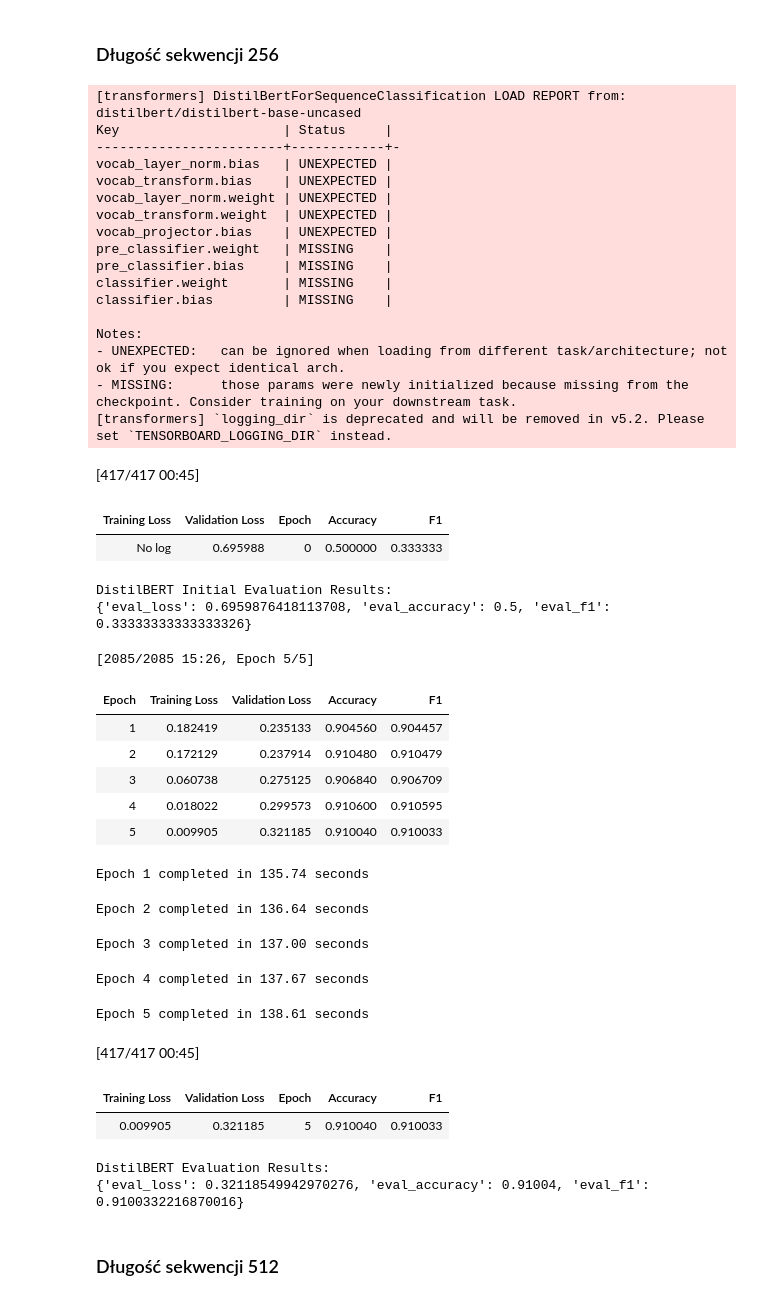
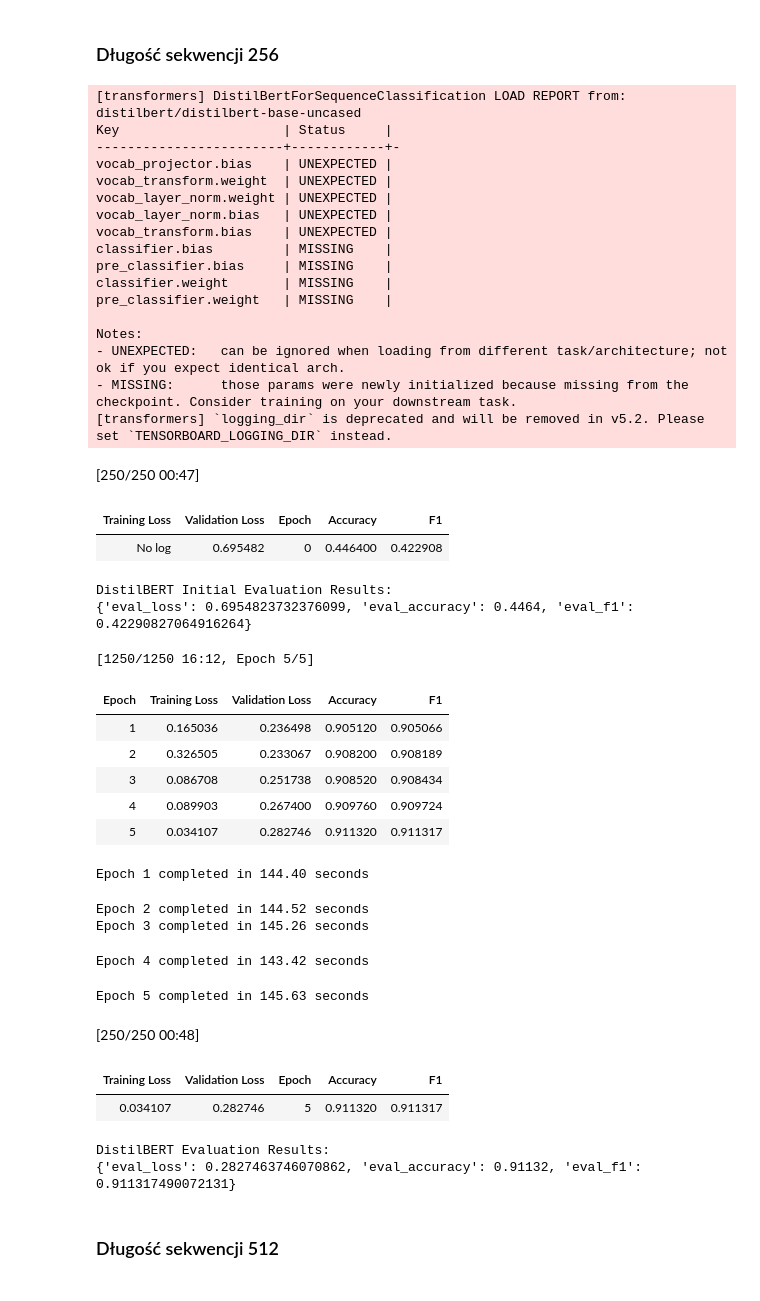
Before and after one commit to sikora77/LLM-26L-Projekt, a Jupyter notebook: LLM_Projekt.ipynb, the cells around one changed output. Drawn from its saved outputs; the diff is of its cells as text; code cells hidden in the pictures.

Commit message:
fixed bert not loading weights

```diff
--- a/LLM_Projekt.ipynb
+++ b/LLM_Projekt.ipynb
@@ -191,20 +191,24 @@ Używamy modelu `distilbert-base-uncased` do klasyfikacji sentymentu.
 ## Setup DistilBERT
 # %%
 import time
-
 from transformers import (
     TrainerCallback,
     DistilBertForSequenceClassification,
     DistilBertConfig,
+    AutoTokenizer,
+    DataCollatorWithPadding,
+    TrainingArguments,
+    Trainer
 )
 
-
 def fineTuneBert(
-    max_length=512, batch_size=32, lr=2e-5, num_epochs=5, weight_decay=0.01
+    max_length=512, batch_size=32, lr=2e-5, num_epochs=5, weight_decay=0.01, model_max_embed=None
 ):
     tokenizer = AutoTokenizer.from_pretrained(
         "distilbert/distilbert-base-uncased"
     )
+    if model_max_embed is None:
+        model_max_embed = max_length
 
     def tokenize_function(examples):
         return tokenizer(
@@ -229,12 +233,18 @@ def fineTuneBert(
                 f"Epoch {state.epoch:.0f} completed in {epoch_duration:.2f} seconds"
             )
 
-    config = DistilBertConfig(
-        max_position_embeddings=max_length,
+    config = DistilBertConfig.from_pretrained(
+        "distilbert/distilbert-base-uncased",
+        max_position_embeddings=model_max_embed,
         num_labels=2,
-        problem_type="single_label_classification",
+        problem_type="single_label_classification"
     )
-    model = DistilBertForSequenceClassification(config=config)
+
+    model = DistilBertForSequenceClassification.from_pretrained(
+        "distilbert/distilbert-base-uncased",
+        config=config,
+        ignore_mismatched_sizes=True
+    )
 
     training_args = TrainingArguments(
         output_dir="./results",
@@ -364,47 +422,47 @@ inferenceTimEvalBERT(128)
 # %% [markdown]
 ### Długość sekwencji 256
 # %%
-fineTuneBert(256)
+fineTuneBert(256,model_max_embed=512,batch_size=100)
 # %% [output]
 [transformers] DistilBertForSequenceClassification LOAD REPORT from: distilbert/distilbert-base-uncased
 Key                     | Status     |
 ------------------------+------------+-
+vocab_projector.bias    | UNEXPECTED |
+vocab_transform.weight  | UNEXPECTED |
+vocab_layer_norm.weight | UNEXPECTED |
 vocab_layer_norm.bias   | UNEXPECTED |
 vocab_transform.bias    | UNEXPECTED |
-vocab_layer_norm.weight | UNEXPECTED |
-vocab_transform.weight  | UNEXPECTED |
-vocab_projector.bias    | UNEXPECTED |
-pre_classifier.weight   | MISSING    |
+classifier.bias         | MISSING    |
 pre_classifier.bias     | MISSING    |
 classifier.weight       | MISSING    |
-classifier.bias         | MISSING    |
+pre_classifier.weight   | MISSING    |
 
 Notes:
 - UNEXPECTED:   can be ignored when loading from different task/architecture; not ok if you expect identical arch.
 - MISSING:      those params were newly initialized because missing from the checkpoint. Consider training on your downstream task.
 [transformers] `logging_dir` is deprecated and will be removed in v5.2. Please set `TENSORBOARD_LOGGING_DIR` instead.
-[417/417 00:45]
+[250/250 00:47]
 | Training Loss | Validation Loss | Epoch | Accuracy | F1 |
-| No log | 0.695988 | 0 | 0.500000 | 0.333333 |
+| No log | 0.695482 | 0 | 0.446400 | 0.422908 |
 DistilBERT Initial Evaluation Results:
-{'eval_loss': 0.6959876418113708, 'eval_accuracy': 0.5, 'eval_f1': 0.33333333333333326}
+{'eval_loss': 0.6954823732376099, 'eval_accuracy': 0.4464, 'eval_f1': 0.42290827064916264}
-[2085/2085 15:26, Epoch 5/5]
+[1250/1250 16:12, Epoch 5/5]
 | Epoch | Training Loss | Validation Loss | Accuracy | F1 |
-| 1 | 0.182419 | 0.235133 | 0.904560 | 0.904457 |
-| 2 | 0.172129 | 0.237914 | 0.910480 | 0.910479 |
-| 3 | 0.060738 | 0.275125 | 0.906840 | 0.906709 |
-| 4 | 0.018022 | 0.299573 | 0.910600 | 0.910595 |
-| 5 | 0.009905 | 0.321185 | 0.910040 | 0.910033 |
+| 1 | 0.165036 | 0.236498 | 0.905120 | 0.905066 |
+| 2 | 0.326505 | 0.233067 | 0.908200 | 0.908189 |
+| 3 | 0.086708 | 0.251738 | 0.908520 | 0.908434 |
+| 4 | 0.089903 | 0.267400 | 0.909760 | 0.909724 |
+| 5 | 0.034107 | 0.282746 | 0.911320 | 0.911317 |
-Epoch 1 completed in 135.74 seconds
+Epoch 1 completed in 144.40 seconds
-Epoch 2 completed in 136.64 seconds
+Epoch 2 completed in 144.52 seconds
+Epoch 3 completed in 145.26 seconds
-Epoch 3 completed in 137.00 seconds
+Epoch 4 completed in 143.42 seconds
-Epoch 4 completed in 137.67 seconds
+Epoch 5 completed in 145.63 seconds
-Epoch 5 completed in 138.61 seconds
-[417/417 00:45]
+[250/250 00:48]
 | Training Loss | Validation Loss | Epoch | Accuracy | F1 |
-| 0.009905 | 0.321185 | 5 | 0.910040 | 0.910033 |
+| 0.034107 | 0.282746 | 5 | 0.911320 | 0.911317 |
-DistilBERT Evaluation Results:
-{'eval_loss': 0.32118549942970276, 'eval_accuracy': 0.91004, 'eval_f1': 0.9100332216870016}
+DistilBERT Evaluation Results:
+{'eval_loss': 0.2827463746070862, 'eval_accuracy': 0.91132, 'eval_f1': 0.911317490072131}
 # %%
 inferenceTimEvalBERT(256)
 # %% [markdown]
```
Also changed, not shown: parts of 8 cells of this notebook, 1 other file.
